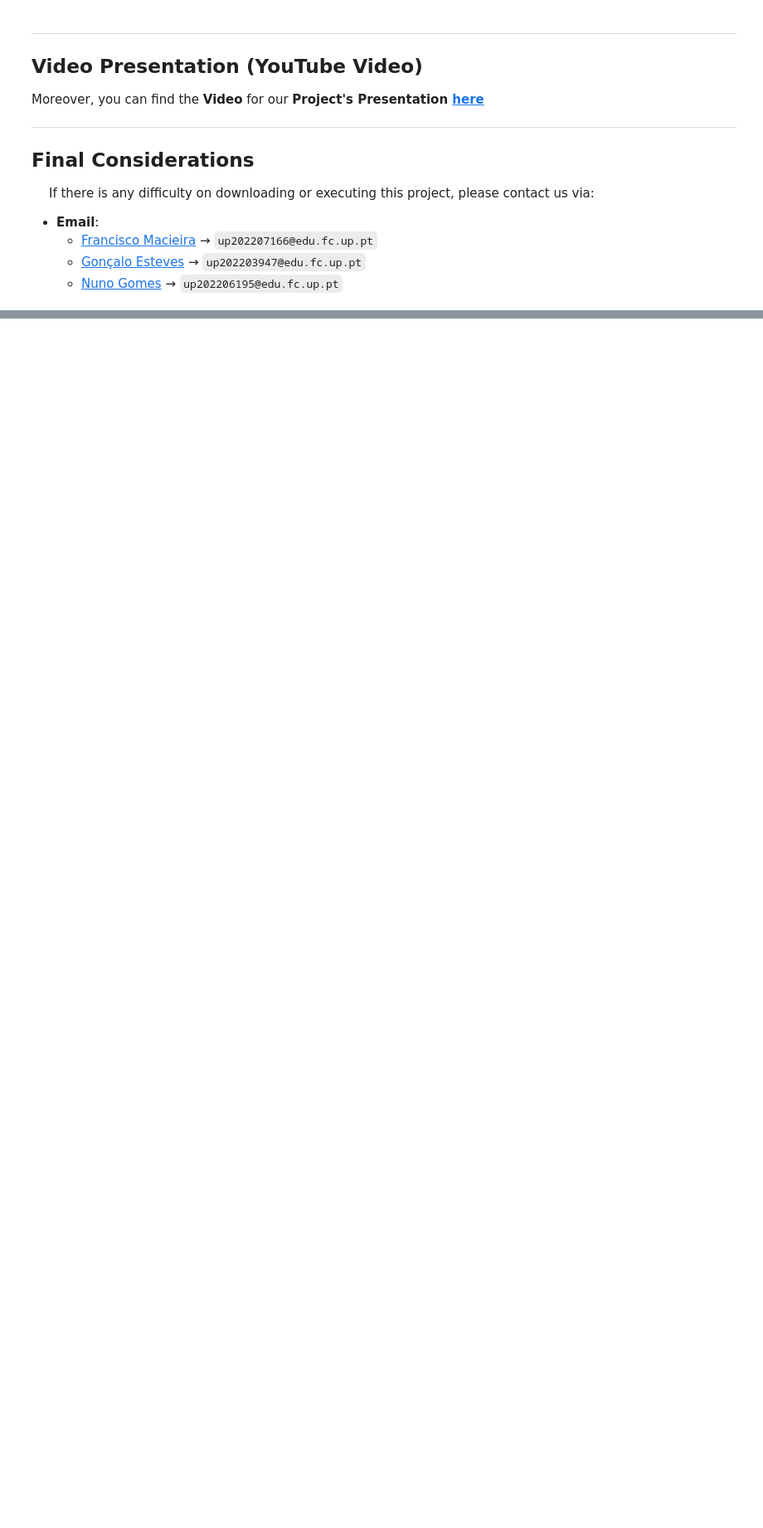
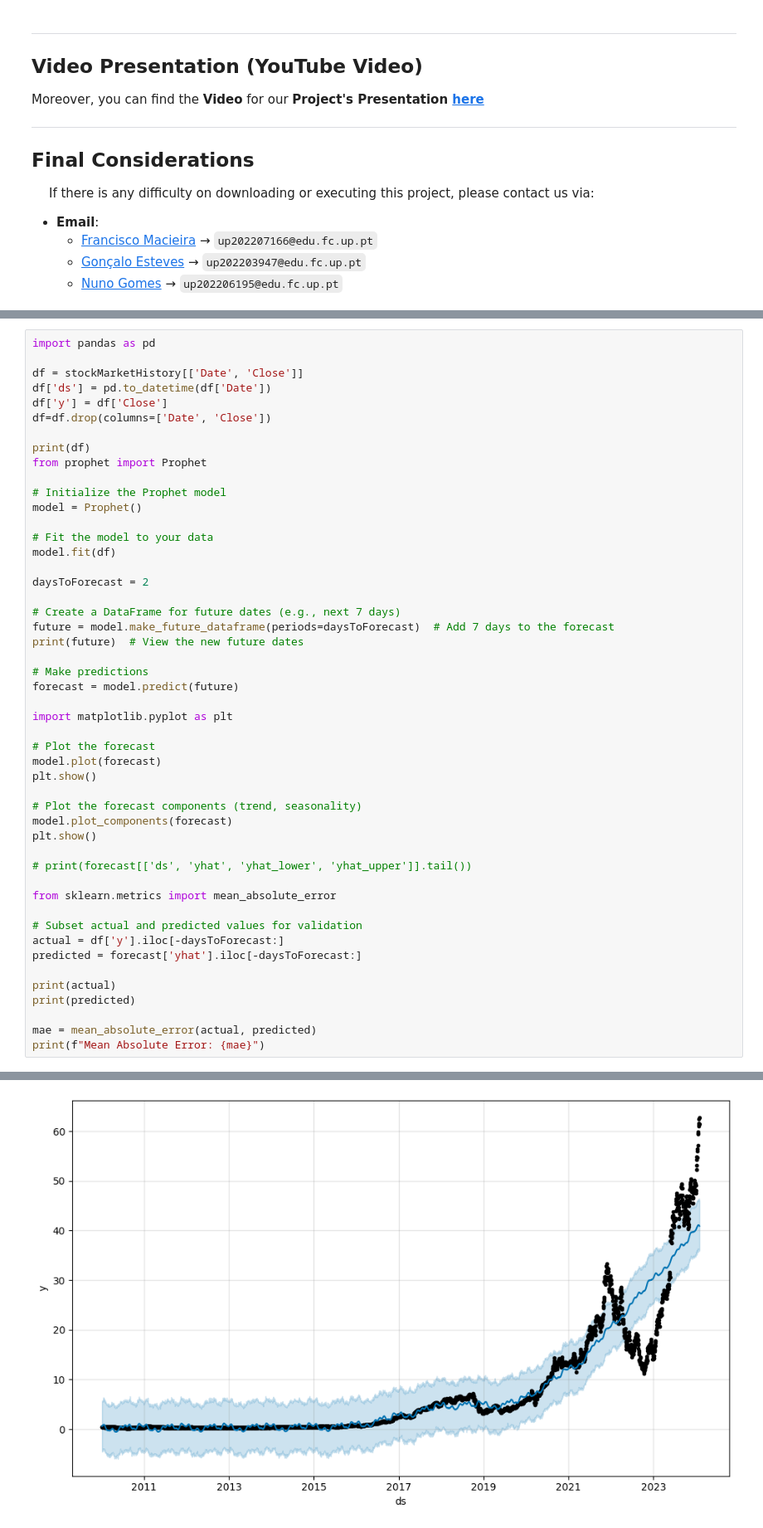
Before and after one commit to EstevesX10/SP500-Stock-Forecasting-and-Optimization, a Jupyter notebook: SP500 Stock Forecasting and Optimization/SP500 Stock Price Forecasting and Optimization.ipynb, the cells around one changed output, grey strips where cells are left out. Shown at 83% size. Saved outputs shown, nothing was run; the diff lists cells and outputs as text; blank space fills up the shorter version.

```diff
--- a/SP500 Stock Forecasting and Optimization/SP500 Stock Price Forecasting and Optimization.ipynb
+++ b/SP500 Stock Forecasting and Optimization/SP500 Stock Price Forecasting and Optimization.ipynb
@@ -634,0 +480,50 @@ Name: Close, dtype: float64
+# %%
+import pandas as pd
+
+df = stockMarketHistory[['Date', 'Close']]
+df['ds'] = pd.to_datetime(df['Date'])
+df['y'] = df['Close']
+df=df.drop(columns=['Date', 'Close'])
+
+print(df)
+from prophet import Prophet
+
+# Initialize the Prophet model
+model = Prophet()
+
+# Fit the model to your data
+model.fit(df)
+
+daysToForecast = 2
+
+# Create a DataFrame for future dates (e.g., next 7 days)
+future = model.make_future_dataframe(periods=daysToForecast)  # Add 7 days to the forecast
+print(future)  # View the new future dates
+
+# Make predictions
+forecast = model.predict(future)
+
+import matplotlib.pyplot as plt
+
+# Plot the forecast
+model.plot(forecast)
+plt.show()
+
+# Plot the forecast components (trend, seasonality)
+model.plot_components(forecast)
+plt.show()
+
+# print(forecast[['ds', 'yhat', 'yhat_lower', 'yhat_upper']].tail())
+
+from sklearn.metrics import mean_absolute_error
+
+# Subset actual and predicted values for validation
+actual = df['y'].iloc[-daysToForecast:]
+predicted = forecast['yhat'].iloc[-daysToForecast:]
+
+print(actual)
+print(predicted)
+
+mae = mean_absolute_error(actual, predicted)
+print(f"Mean Absolute Error: {mae}")
+# %% [output]
@@ -634,0 +560 @@ Name: Close, dtype: float64
+[figure, added]
```
Also changed, not shown: parts of 32 cells of this notebook.
